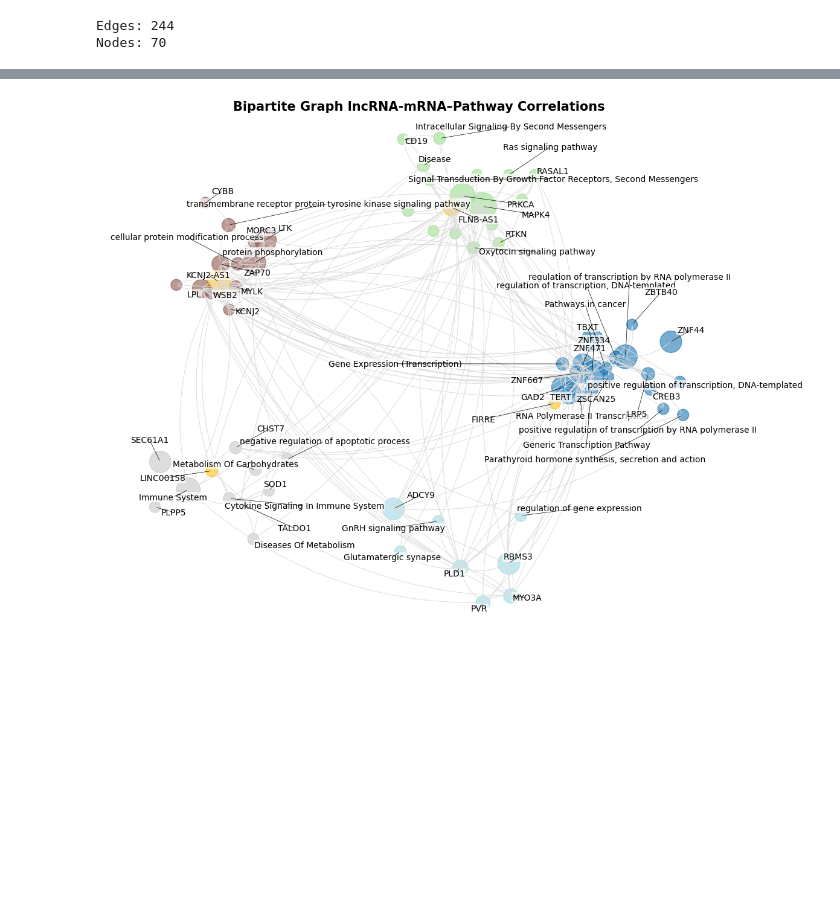
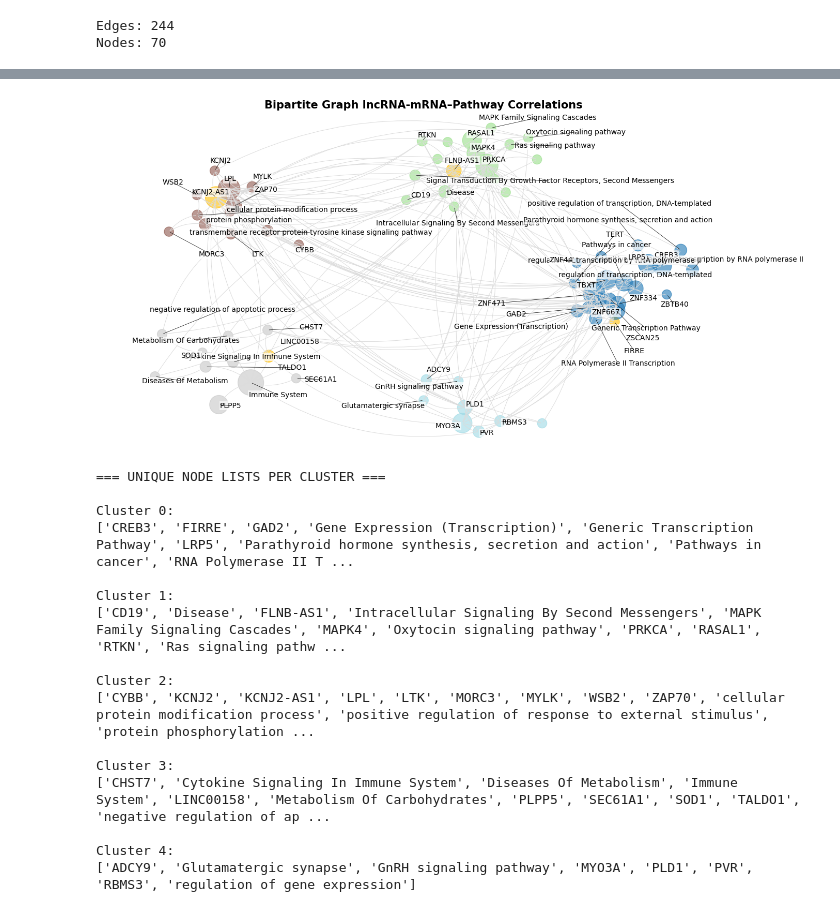
Before and after one commit to BiodataAnalysisGroup/lncAPNet, a Jupyter notebook: Pilot_1_CLL/notebooks/Post-hoc_Analysis/Cleaned_PostHoc_analysis_clusters.ipynb, the cells around one changed output, grey strips where cells are left out. Drawn from its saved outputs; the diff is of its cells as text; code cells hidden in the pictures; blank space fills up the shorter version.

```diff
--- a/Pilot_1_CLL/notebooks/Post-hoc_Analysis/Cleaned_PostHoc_analysis_clusters.ipynb
+++ b/Pilot_1_CLL/notebooks/Post-hoc_Analysis/Cleaned_PostHoc_analysis_clusters.ipynb
@@ -873,22 +720,0 @@ plt.show()
-# %%
-# ---------------------
-#  LIST GENES BY COMMUNITY
-# ---------------------
-
-# Initialize a dictionary to store genes per community
-community_genes = {comm_id: [] for comm_id in comm_ids}
-
-for node, comm_id in partition.items():
-    # Only include genes (TF, NC, SIG), not pathways
-    if F_filtered.nodes[node]['Type'] in label_types:
-        community_genes[comm_id].append(node)
-
-# Optional: sort genes alphabetically in each community
-for comm_id in community_genes:
-    community_genes[comm_id].sort()
-
-# Print the results
-for comm_id, genes in community_genes.items():
-    print(f"Community {comm_id} ({len(genes)} genes):")
-    print(genes)
-    print('-' * 60)
@@ -993,14 +720,0 @@ print(nodes_list)
-# %%
-from collections import defaultdict
-
-# Group nodes by community
-community_nodes = defaultdict(list)
-for node, comm_id in node_to_community.items():
-    community_nodes[comm_id].append(node)
-
-# Convert to regular dict (optional)
-community_nodes = dict(community_nodes)
-
-# Print nodes by community
-for comm_id, nodes in community_nodes.items():
-    print(f"Community {comm_id}: {nodes}")
@@ -1757,7 +834,7 @@ node_size = [centrality[v] * 5000 + 100 for v in F_filtered.nodes()]
 # ---------------------
 #  DRAW GRAPH
 # ---------------------
-fig, ax = plt.subplots(figsize=(12, 9))
+fig, ax = plt.subplots(figsize=(14, 7))
 
 # Draw nodes
 nx.draw_networkx_nodes(
@@ -1800,32 +877,67 @@ adjust_text(
     texts,
     arrowprops=dict(arrowstyle='-', color='black', lw=0.5),
     expand_points=(1.3, 1.3),
     force_points=0.5,
     force_text=0.5
 )
 
 # ---------------------
 #  LEGEND
 # ---------------------
 handles = [plt.Line2D([0], [0], marker='o', color='w', markerfacecolor='#FFBE00', markersize=10)]
 labels = ['NC']
 
 # Add one representative color per community (excluding NC)
 for i in comm_ids:
     if not any(F_filtered.nodes[n]['Type']=='NC' for n in communities[i]):
         handles.append(plt.Line2D([0], [0], marker='o', color='w', markerfacecolor=cmap(i), markersize=10))
         labels.append(f"Community {i}")
 
 #ax.legend(handles=handles, labels=labels, loc='upper left', fontsize=12)
 
 # ---------------------
 #  TITLE & SAVE
 # ---------------------
 plt.title("Bipartite Graph lncRNA-mRNA–Pathway Correlations", fontsize=15, fontweight='bold')
 ax.margins(0.1, 0.05)
 fig.tight_layout()
 plt.axis("off")
-plt.savefig("test_nc_clustered.png", dpi=300, bbox_inches='tight')
+plt.savefig("../../figures/Main_Bipartite_graph_CLL.png", dpi=300, bbox_inches='tight')
 plt.show()
 # %% [output]
-[figure, old version]
+[figure, new version]
+# %%
+# ---------------------
+# UNIQUE LIST OF NODES PER CLUSTER
+# ---------------------
+
+clusters = {}
+for node, comm_id in partition.items():
+    clusters.setdefault(comm_id, []).append(node)
+
+print("\n=== UNIQUE NODE LISTS PER CLUSTER ===\n")
+
+for comm_id, nodes in sorted(clusters.items()):
+    # Convert to cleaned labels
+    unique_clean_labels = sorted({cleaned_labels.get(n, n) for n in nodes})
+
+    print(f"Cluster {comm_id}:")
+    print(unique_clean_labels)
+    print()
+# %% [output]
+=== UNIQUE NODE LISTS PER CLUSTER ===
+
+Cluster 0:
+['CREB3', 'FIRRE', 'GAD2', 'Gene Expression (Transcription)', 'Generic Transcription Pathway', 'LRP5', 'Parathyroid hormone synthesis, secretion and action', 'Pathways in cancer', 'RNA Polymerase II T ...
+
+Cluster 1:
+['CD19', 'Disease', 'FLNB-AS1', 'Intracellular Signaling By Second Messengers', 'MAPK Family Signaling Cascades', 'MAPK4', 'Oxytocin signaling pathway', 'PRKCA', 'RASAL1', 'RTKN', 'Ras signaling pathw ...
+
+Cluster 2:
+['CYBB', 'KCNJ2', 'KCNJ2-AS1', 'LPL', 'LTK', 'MORC3', 'MYLK', 'WSB2', 'ZAP70', 'cellular protein modification process', 'positive regulation of response to external stimulus', 'protein phosphorylation ...
+
+Cluster 3:
+['CHST7', 'Cytokine Signaling In Immune System', 'Diseases Of Metabolism', 'Immune System', 'LINC00158', 'Metabolism Of Carbohydrates', 'PLPP5', 'SEC61A1', 'SOD1', 'TALDO1', 'negative regulation of ap ...
+
+Cluster 4:
+['ADCY9', 'Glutamatergic synapse', 'GnRH signaling pathway', 'MYO3A', 'PLD1', 'PVR', 'RBMS3', 'regulation of gene expression']
```
Also changed, not shown: parts of 12 cells of this notebook, 12 other files.
